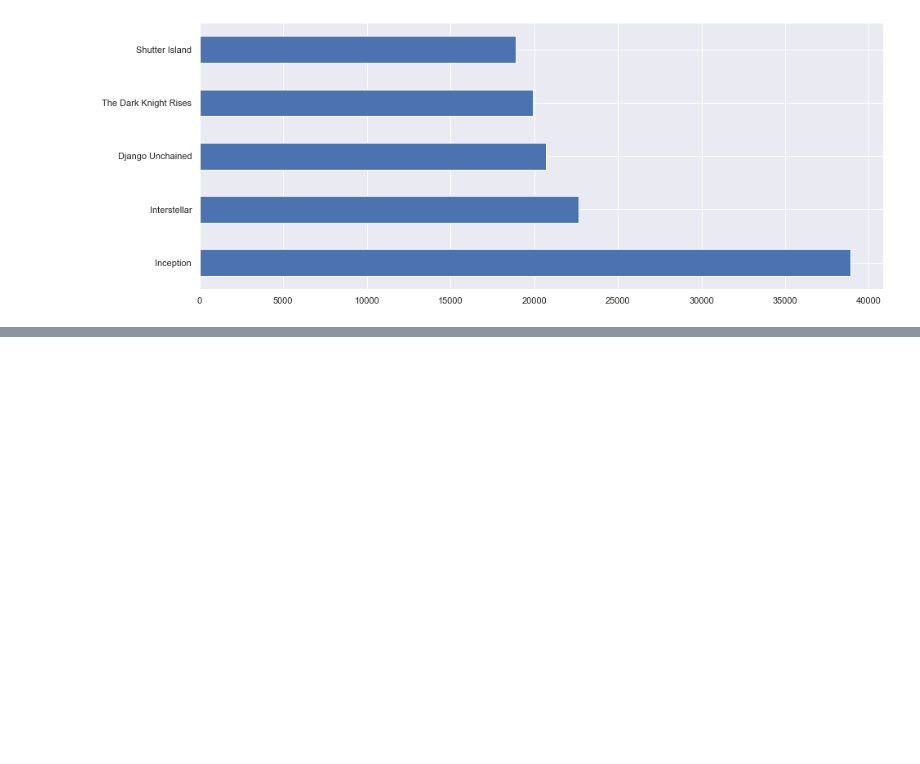
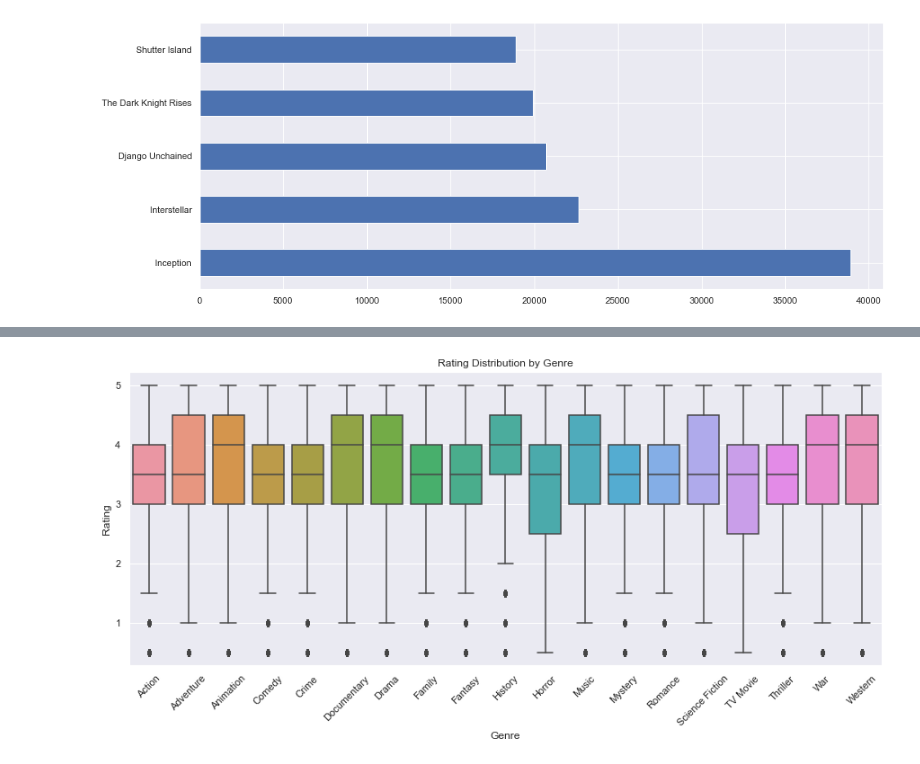
Before and after one commit to Luuzemp14/Cds1_Tinder-4-Movies, a Jupyter notebook: datawrangling.ipynb, the cells around one changed output, grey strips where cells are left out. Drawn from its saved outputs; the diff is of its cells as text; code cells hidden in the pictures; blank space fills up the shorter version.

```diff
--- a/datawrangling.ipynb
+++ b/datawrangling.ipynb
@@ -216,0 +233,10 @@ plt.show()
+# %%
+# create 2d list with genre and all ratings
+lst2 = []
+for i in df4.iloc[:,-19:].columns:
+    lst2.append([i, df4[df4[i] == 1]["rating"].tolist()])
+
+# create dataframe from lst2 and unpack the list of ratings
+df_genres = pd.DataFrame(lst2, columns = ["Genre", "Rating"])
+df_genres_ratings = df_genres.explode("Rating")
+df_genres_ratings.head()
@@ -216,0 +250,9 @@ plt.show()
+# %%
+# plot rating by genre
+sns.set(rc={'figure.figsize':(15,6)})
+ax = sns.boxplot(data = df_genres_ratings, x = "Genre", y = "Rating")
+ax.set(xlabel='Genre', ylabel='Rating', title="Rating Distribution by Genre")
+plt.xticks(rotation = 45)
+plt.show()
+# %% [output]
+[figure, added]
```
Also changed, not shown: parts of 27 cells of this notebook, 1 other file.
